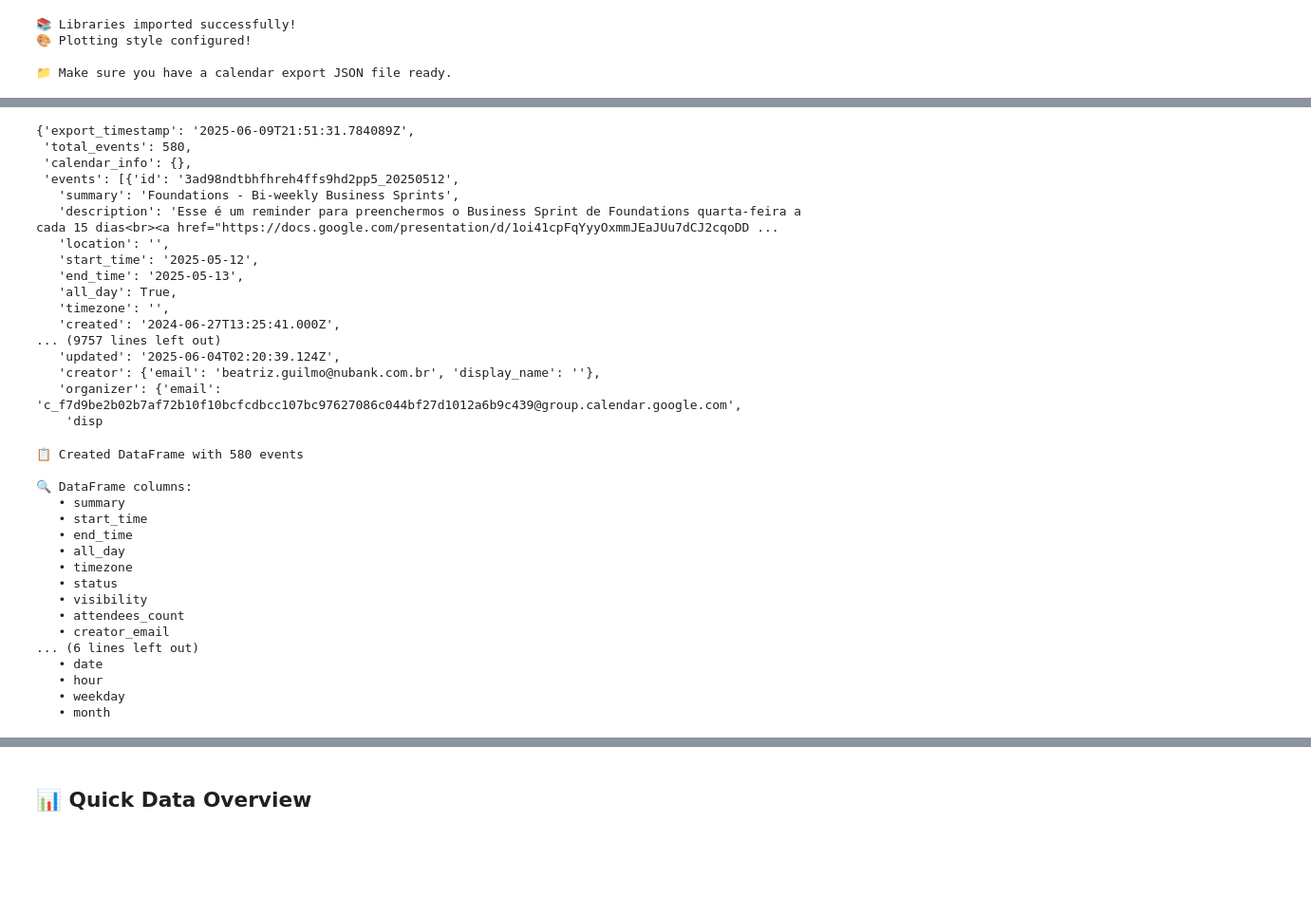
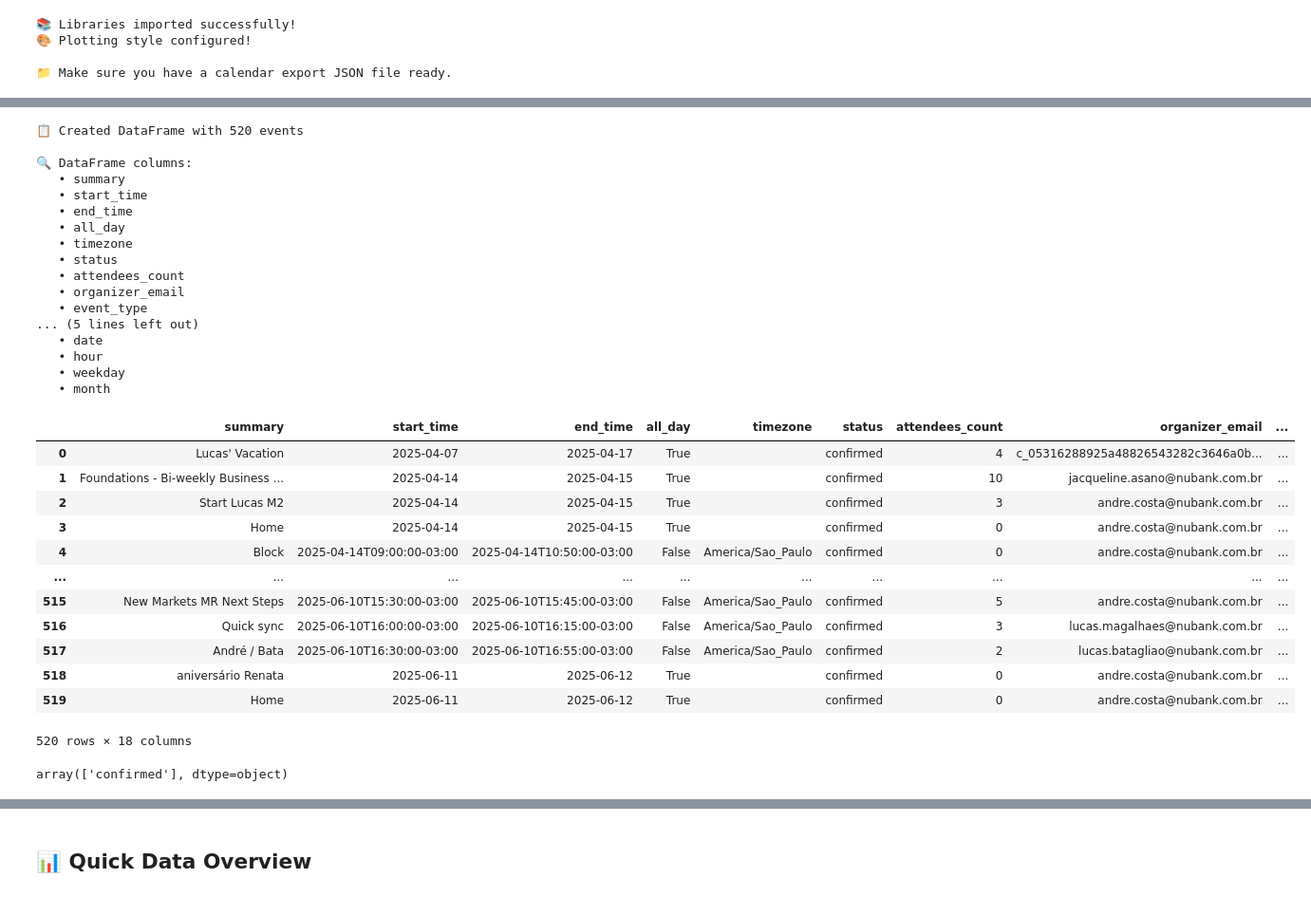
Before and after one commit to aluizdacosta/calendar-export, a Jupyter notebook: calendar_explorer.ipynb, the cells around one changed output, grey strips where cells are left out. Shown at 95% size. Cells and saved outputs as stored; diff of their text form; code cells hidden in the pictures; blank space fills up the shorter version.

```diff
--- a/calendar_explorer.ipynb
+++ b/calendar_explorer.ipynb
@@ -85,23 +85,3 @@ if calendar_data:
-# %%
-calendar_data
-# %% [output]
-{'export_timestamp': '2025-06-09T21:51:31.784089Z',
- 'total_events': 580,
- 'calendar_info': {},
- 'events': [{'id': '3ad98ndtbhfhreh4ffs9hd2pp5_20250512',
-   'summary': 'Foundations - Bi-weekly Business Sprints',
-   'description': 'Esse é um reminder para preenchermos o Business Sprint de Foundations quarta-feira a cada 15 dias<br><a href="https://docs.google.com/presentation/d/1oi41cpFqYyyOxmmJEaJUu7dCJ2cqoDD ...
-   'location': '',
-   'start_time': '2025-05-12',
-   'end_time': '2025-05-13',
-   'all_day': True,
-   'timezone': '',
-   'created': '2024-06-27T13:25:41.000Z',
-... (9757 lines left out)
-   'updated': '2025-06-04T02:20:39.124Z',
-   'creator': {'email': 'beatriz.guilmo@nubank.com.br', 'display_name': ''},
-   'organizer': {'email': 'c_f7d9be2b02b7af72b10f10bcfcdbcc107bc97627086c044bf27d1012a6b9c439@group.calendar.google.com',
-    'disp
 # %%
 # Convert to pandas DataFrame for easier analysis
 def create_events_dataframe(events: List[Dict[str, Any]]) -> pd.DataFrame:
@@ -113,25 +93,18 @@ def create_events_dataframe(events: List[Dict[str, Any]]) -> pd.DataFrame:
     df_data = []
     for event in events:
         row = {
-            #'id': event.get('id', ''),
             'summary': event.get('summary', 'No Title'),
-            #'description': event.get('description', ''),
-            #'location': event.get('location', ''),
             'start_time': event.get('start_time', ''),
             'end_time': event.get('end_time', ''),
             'all_day': event.get('all_day', False),
             'timezone': event.get('timezone', ''),
-            'status': event.get('status', 'confirmed'),
-            'visibility': event.get('visibility', 'default'),
+            'status': event.get('status', ''),
             'attendees_count': event.get('attendees_count', 0),
-            'creator_email': event.get('creator', {}).get('email', ''),
             'organizer_email': event.get('organizer', {}).get('email', ''),
-            #'has_location': bool(event.get('location', '')),
-            #'has_description': bool(event.get('description', '')),
             #'has_attendees': event.get('attendees_count', 0) > 0,
             'event_type': event.get('event_type', 'default'),
             'has_recurrence': bool(event.get('recurring_event_id', '')),
-            #'recurrence': len(event.get('recurrence', [])) > 0,
+            'color_id': event.get('color_id', ''),
         }
         df_data.append(row)
 
@@ -185,7 +158,7 @@ else:
     print("❌ No calendar data loaded")
     events_df = pd.DataFrame()
 # %% [output]
-📋 Created DataFrame with 580 events
+📋 Created DataFrame with 520 events
 
 🔍 DataFrame columns:
    • summary
@@ -194,11 +167,31 @@ else:
    • all_day
    • timezone
    • status
-   • visibility
    • attendees_count
-   • creator_email
-... (6 lines left out)
+   • organizer_email
+   • event_type
+... (5 lines left out)
    • date
    • hour
    • weekday
    • month
+# %%
+events_df
+# %% [output]
+|  | summary | start_time | end_time | all_day | timezone | status | attendees_count | organizer_email | ... |
+| 0 | Lucas' Vacation | 2025-04-07 | 2025-04-17 | True |  | confirmed | 4 | c_05316288925a48826543282c3646a0b... | ... |
+| 1 | Foundations - Bi-weekly Business ... | 2025-04-14 | 2025-04-15 | True |  | confirmed | 10 | jacqueline.asano@nubank.com.br | ... |
+| 2 | Start Lucas M2 | 2025-04-14 | 2025-04-15 | True |  | confirmed | 3 | andre.costa@nubank.com.br | ... |
+| 3 | Home | 2025-04-14 | 2025-04-15 | True |  | confirmed | 0 | andre.costa@nubank.com.br | ... |
+| 4 | Block | 2025-04-14T09:00:00-03:00 | 2025-04-14T10:50:00-03:00 | False | America/Sao_Paulo | confirmed | 0 | andre.costa@nubank.com.br | ... |
+| ... | ... | ... | ... | ... | ... | ... | ... | ... | ... |
+| 515 | New Markets MR Next Steps | 2025-06-10T15:30:00-03:00 | 2025-06-10T15:45:00-03:00 | False | America/Sao_Paulo | confirmed | 5 | andre.costa@nubank.com.br | ... |
+| 516 | Quick sync | 2025-06-10T16:00:00-03:00 | 2025-06-10T16:15:00-03:00 | False | America/Sao_Paulo | confirmed | 3 | lucas.magalhaes@nubank.com.br | ... |
+| 517 | André / Bata | 2025-06-10T16:30:00-03:00 | 2025-06-10T16:55:00-03:00 | False | America/Sao_Paulo | confirmed | 2 | lucas.batagliao@nubank.com.br | ... |
+| 518 | aniversário Renata | 2025-06-11 | 2025-06-12 | True |  | confirmed | 0 | andre.costa@nubank.com.br | ... |
+| 519 | Home | 2025-06-11 | 2025-06-12 | True |  | confirmed | 0 | andre.costa@nubank.com.br | ... |
+520 rows × 18 columns
+# %%
+events_df['status'].unique()
+# %% [output]
+array(['confirmed'], dtype=object)
```
Also changed, not shown: parts of 4 cells of this notebook, 2 other files.
